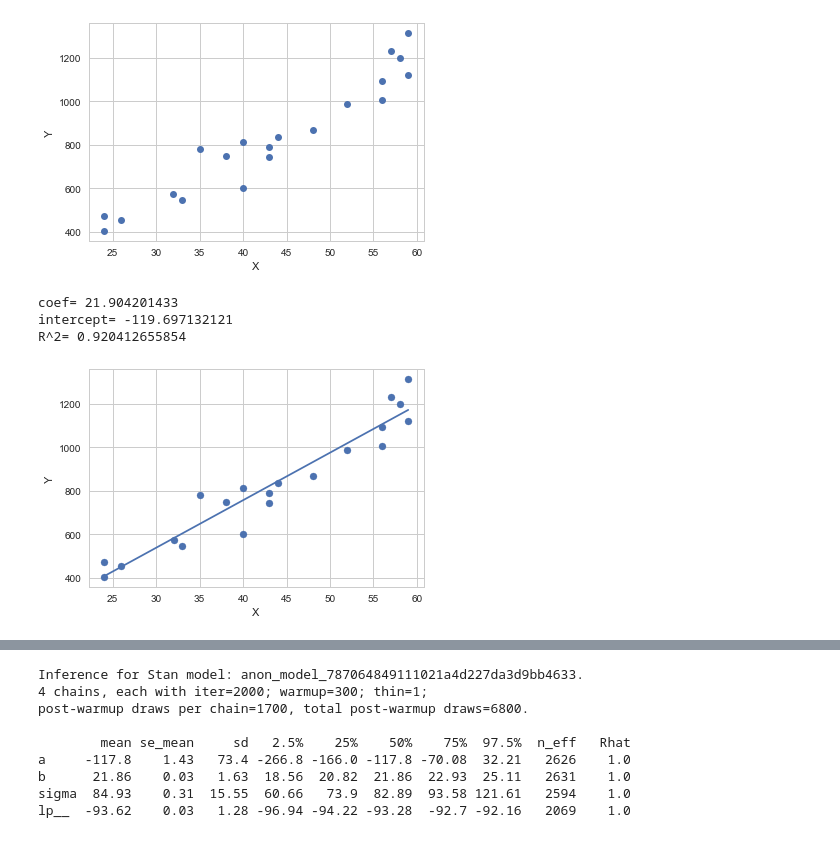
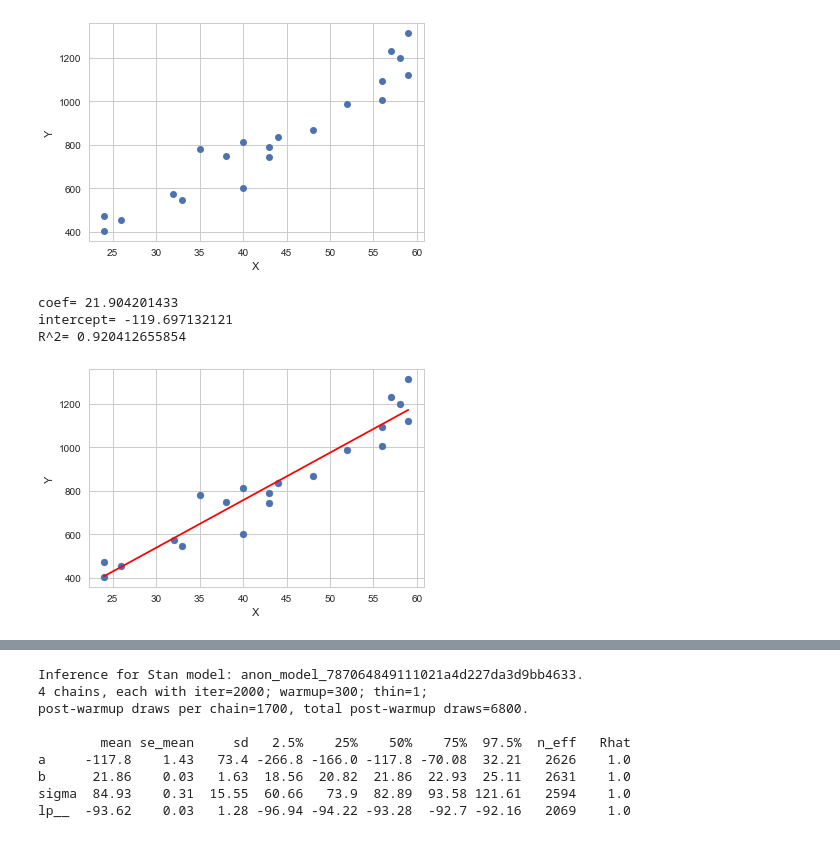
Before and after one commit to hirohisakubota/RstanBook, a Jupyter notebook: chap04/stan_modeling_4_1.ipynb, the cells around one changed output, grey strips where cells are left out. Saved outputs shown, nothing was run; the diff lists cells and outputs as text; code cells hidden in the pictures.

```diff
--- a/chap04/stan_modeling_4_1.ipynb
+++ b/chap04/stan_modeling_4_1.ipynb
@@ -21,17 +23,17 @@ plt.ylabel('Y');
 # %%
 from sklearn.linear_model import LinearRegression
 model = LinearRegression()
 model.fit(d['X'][:, np.newaxis], d['Y'])
 yfit = model.predict(d['X'][:, np.newaxis])
 plt.scatter(d['X'], data['Y'])
-plt.plot(d['X'], yfit)
+plt.plot(d['X'], yfit, color = 'red')
 print('coef=',model.coef_[0])
 print('intercept=',model.intercept_)
 print('R^2=',model.score(d["X"][:, np.newaxis], d["Y"] ))
 plt.xlabel('X')
 plt.ylabel('Y');
 # %% [output]
 coef= 21.904201433
 intercept= -119.697132121
 R^2= 0.920412655854
-[figure, old version]
+[figure, new version]
```
Also changed, not shown: parts of 3 cells of this notebook, 1 other file.
